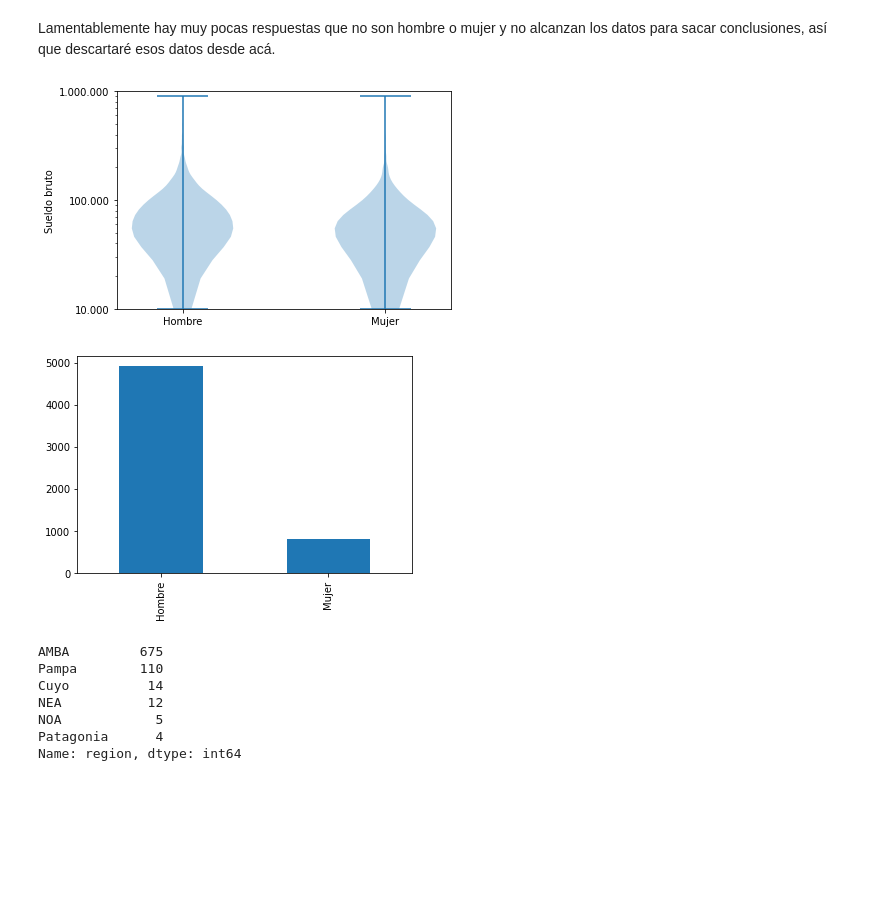
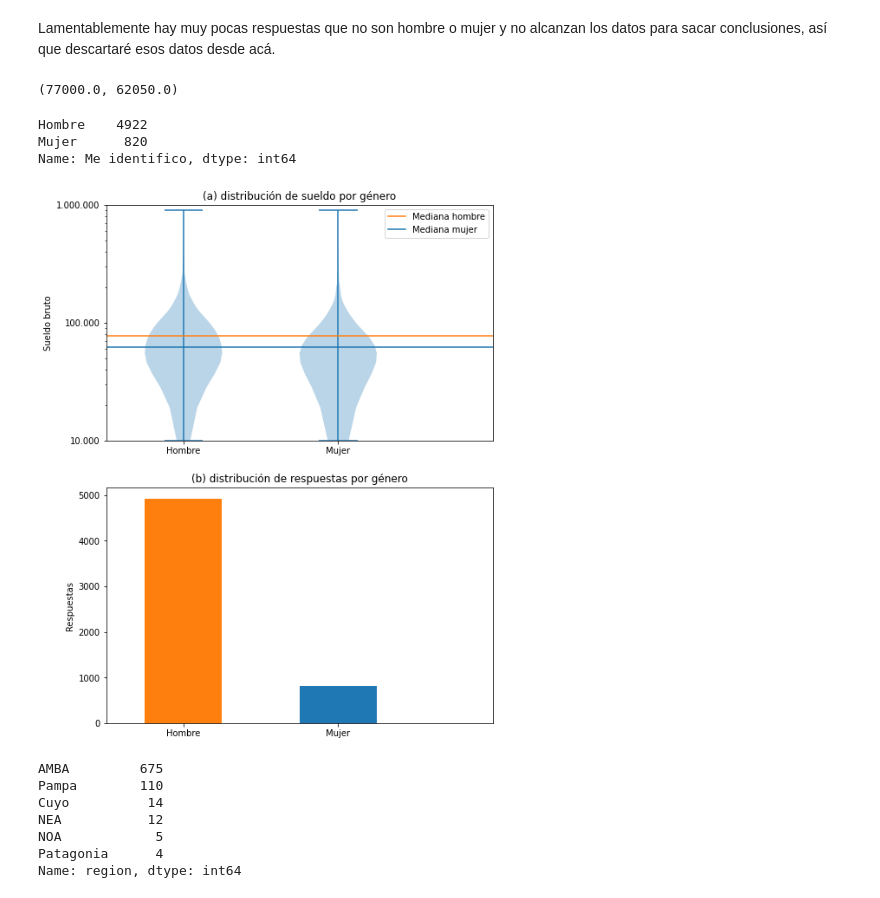
Before and after one commit to seppo0010/sysarmy-sueldos-2020.1, a Jupyter notebook: notebook/Brecha de género.ipynb, the cells around one changed output. Saved outputs shown, nothing was run; the diff lists cells and outputs as text; code cells hidden in the pictures; blank space fills up the shorter version.

```diff
--- a/notebook/Brecha de género.ipynb
+++ b/notebook/Brecha de género.ipynb
@@ -58,22 +58,46 @@ Name: Me identifico, dtype: int64
 Lamentablemente hay muy pocas respuestas que no son hombre o mujer y no alcanzan los datos para sacar conclusiones, así que descartaré esos datos desde acá.
 # %%
 df = df[df['Me identifico'] != 'Otros']
+# %%
+ch = '#FF7F0E'
+cm = '#1F77B4'
 # %%
-plt.ylabel('Sueldo bruto')
-plt.yscale('log')
-plt.ylim(10_000, 1_000_000)
-plt.xticks([1, 2], ['Hombre', 'Mujer'])
-plt.yticks([10_000, 100_000, 1_000_000], ['10.000', '100.000', '1.000.000'])
-plt.violinplot([
-    df[df['Me identifico'] == 'Hombre']['Salario mensual BRUTO (en tu moneda local)'].values,
-    df[df['Me identifico'] == 'Mujer']['Salario mensual BRUTO (en tu moneda local)'].values,
-]);
+(
+df[df['Me identifico'] == 'Hombre']['Salario mensual BRUTO (en tu moneda local)'].median(),
+df[df['Me identifico'] == 'Mujer']['Salario mensual BRUTO (en tu moneda local)'].median(),
+)
 # %% [output]
-[figure, removed]
+(77000.0, 62050.0)
 # %%
-df['Me identifico'].value_counts().plot.bar();
+df['Me identifico'].value_counts()
 # %% [output]
-[figure, removed]
+Hombre    4922
+Mujer      820
+Name: Me identifico, dtype: int64
+# %%
+_, (ax0, ax1) = plt.subplots(2, 1, figsize=(8, 11));
+ax0.axhline(df[df['Me identifico'] == 'Hombre']['Salario mensual BRUTO (en tu moneda local)'].median(), c=ch)
+ax0.axhline(df[df['Me identifico'] == 'Mujer']['Salario mensual BRUTO (en tu moneda local)'].median(), c=cm)
+ax0.set_ylabel('Sueldo bruto')
+ax0.set_yscale('log')
+ax0.set_xlim(0.5, 3)
+ax0.set_ylim(10_000, 1_000_000)
+ax0.set_xticks([1, 2])
+ax0.set_xticklabels(['Hombre', 'Mujer'])
+ax0.set_yticks([10_000, 100_000, 1_000_000])
+ax0.set_yticklabels(['10.000', '100.000', '1.000.000'])
+ax0.violinplot([
+    df[df['Me identifico'] == 'Hombre']['Salario mensual BRUTO (en tu moneda local)'].values,
+    df[df['Me identifico'] == 'Mujer']['Salario mensual BRUTO (en tu moneda local)'].values,
+]);
+ax0.legend(['Mediana hombre', 'Mediana mujer'])
+ax0.set_title('(a) distribución de sueldo por género')
+df['Me identifico'].value_counts().sort_values(ascending=False).plot.bar(color=[ch, cm], ax=ax1, rot=0);
+ax1.set_xlim(-0.5, 2)
+ax1.set_title('(b) distribución de respuestas por género')
+ax1.set_ylabel('Respuestas');
+# %% [output]
+[figure, added]
 # %%
 regions_map = {
     'Ciudad Autónoma de Buenos Aires': 'AMBA',
```
Also changed, not shown: 3 other files.
